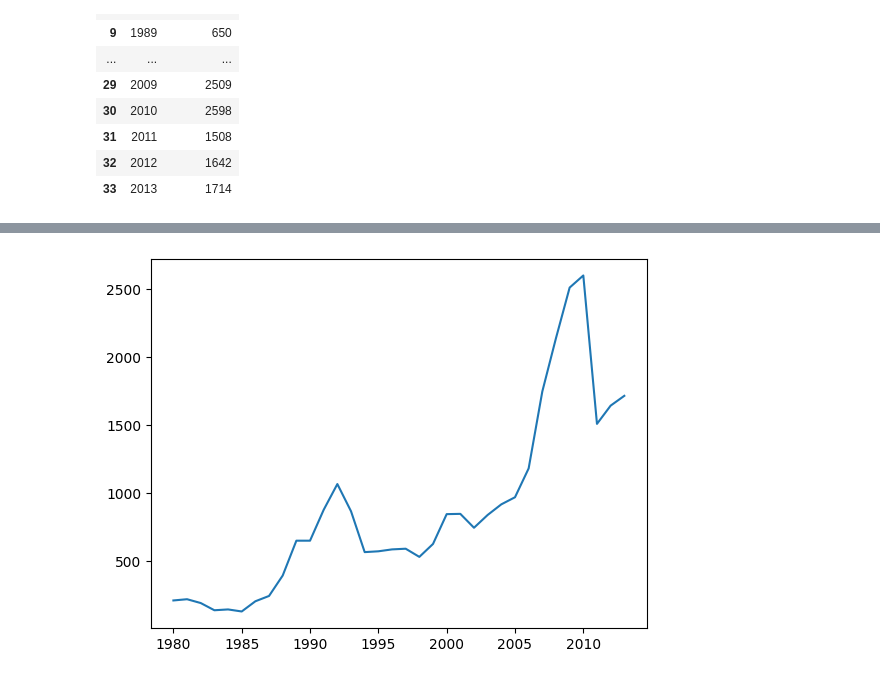
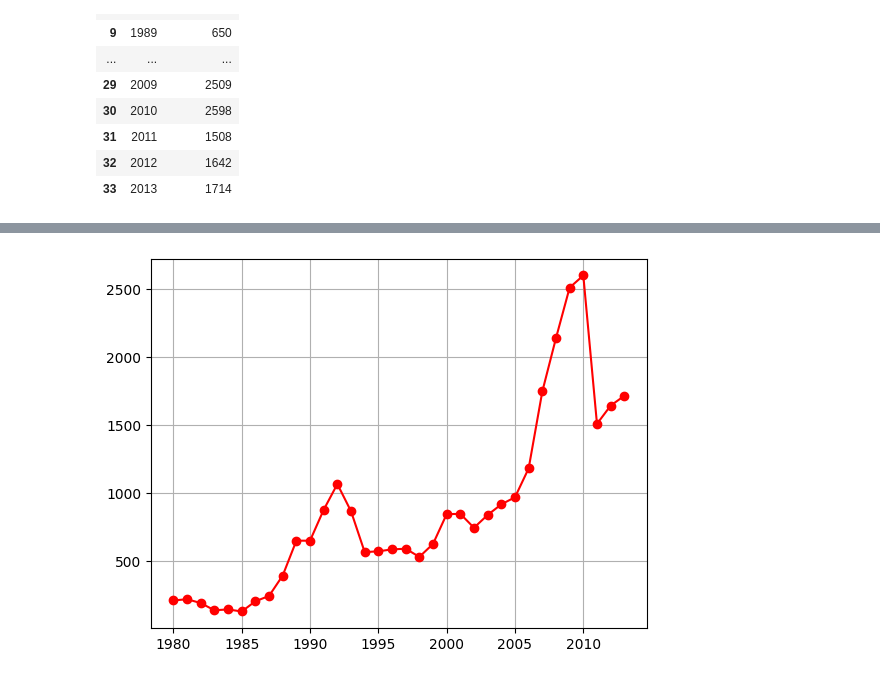
Before and after one commit to Gih-RSB/SemanaEstatistica, a Jupyter notebook: notebooks/imigracao.ipynb, the cells around one changed output, grey strips where cells are left out. Drawn from its saved outputs; the diff is of its cells as text; code cells hidden in the pictures.

```diff
--- a/notebooks/imigracao.ipynb
+++ b/notebooks/imigracao.ipynb
@@ -146,9 +146,10 @@ Requirement already satisfied: six>=1.5 in c:\users\ead\desktop\semanaestastisti
 # %%
 import matplotlib.pyplot as plt
 # %%
-plt.plot(dados_brasil['ano'],dados_brasil['imigrantes'])
+plt.plot(dados_brasil['ano'],dados_brasil['imigrantes'], color='red',  marker='o')
 plt.xticks(['1980','1985','1990','1995','2000','2005','2010'])
 plt.yticks(     )
+plt.grid(True)
 plt.show()
 # %% [output]
-[figure, old version]
+[figure, new version]
```
Also changed, not shown: parts of 8 cells of this notebook.
